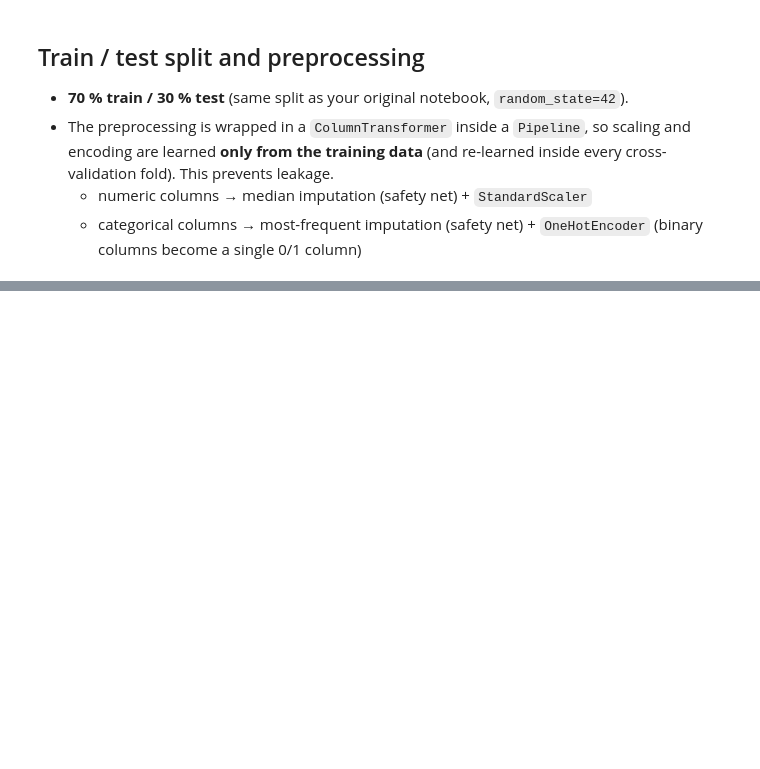
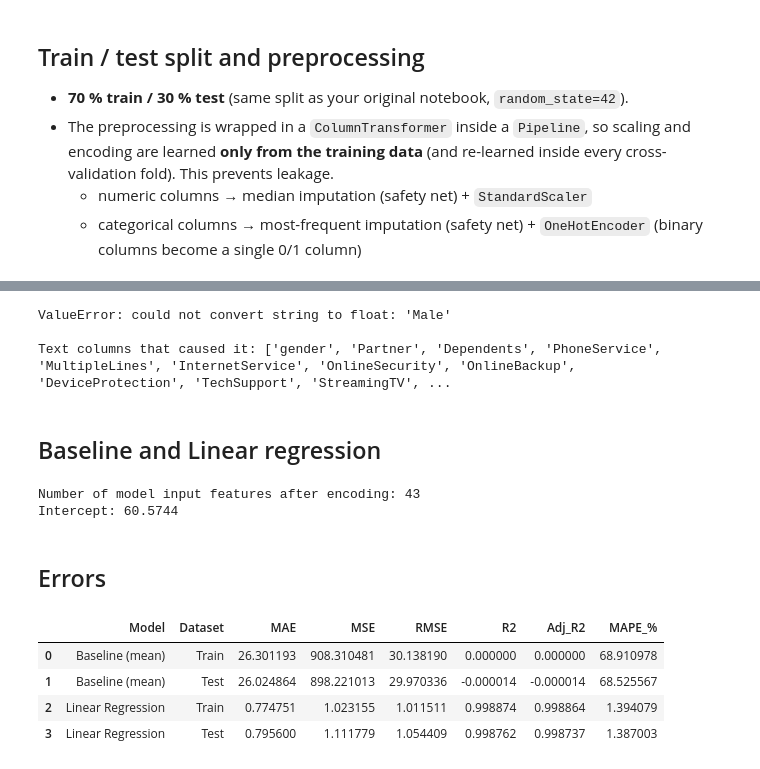
Before and after one commit to anojpradhan/learningDS, a Jupyter notebook: 01_linear_regression.ipynb, the cells around one changed output, grey strips where cells are left out. Cells and saved outputs as stored; diff of their text form; code cells hidden in the pictures; blank space fills up the shorter version.

```diff
--- a/01_linear_regression.ipynb
+++ b/01_linear_regression.ipynb
@@ -300,0 +377,40 @@ Categorical features: 17 ['gender', 'Partner', 'Dependents', 'PhoneService', 'Mu
+# %%
+X_raw = df.drop(columns=["customerID", 'MonthlyCharges'])
+Xr_train, Xr_test, yr_train, yr_test = train_test_split(X_raw, df['MonthlyCharges'], test_size=0.3, random_state=42)
+
+try:
+    LinearRegression().fit(Xr_train, yr_train)
+except Exception as e:
+    print(f"{type(e).__name__}: {e}")
+    print("\nText columns that caused it:", Xr_train.select_dtypes(exclude="number").columns.tolist())
+# %% [output]
+ValueError: could not convert string to float: 'Male'
+
+Text columns that caused it: ['gender', 'Partner', 'Dependents', 'PhoneService', 'MultipleLines', 'InternetService', 'OnlineSecurity', 'OnlineBackup', 'DeviceProtection', 'TechSupport', 'StreamingTV', ...
+# %% [markdown]
+## Baseline and Linear regression
+# %%
+baseline = Pipeline([("prep", make_preprocessor()),
+                     ("model", DummyRegressor(strategy="mean"))]).fit(X_train, y_train)
+
+lin_reg = Pipeline([("prep", make_preprocessor()),
+                    ("model", LinearRegression())]).fit(X_train, y_train)
+
+n_feat = lin_reg.named_steps["prep"].get_feature_names_out().shape[0]
+print("Number of model input features after encoding:", n_feat)
+print("Intercept:", round(float(lin_reg.named_steps["model"].intercept_), 4))
+# %% [output]
+Number of model input features after encoding: 43
+Intercept: 60.5744
+# %% [markdown]
+## Errors
+# %%
+results = pd.concat([error_table(baseline, "Baseline (mean)", 0),
+error_table(lin_reg, "Linear Regression", n_feat)], ignore_index=True)
+results
+# %% [output]
+|  | Model | Dataset | MAE | MSE | RMSE | R2 | Adj_R2 | MAPE_% |
+| 0 | Baseline (mean) | Train | 26.301193 | 908.310481 | 30.138190 | 0.000000 | 0.000000 | 68.910978 |
+| 1 | Baseline (mean) | Test | 26.024864 | 898.221013 | 29.970336 | -0.000014 | -0.000014 | 68.525567 |
+| 2 | Linear Regression | Train | 0.774751 | 1.023155 | 1.011511 | 0.998874 | 0.998864 | 1.394079 |
+| 3 | Linear Regression | Test | 0.795600 | 1.111779 | 1.054409 | 0.998762 | 0.998737 | 1.387003 |
```
Also changed, not shown: parts of 17 cells of this notebook, 2 other files.
